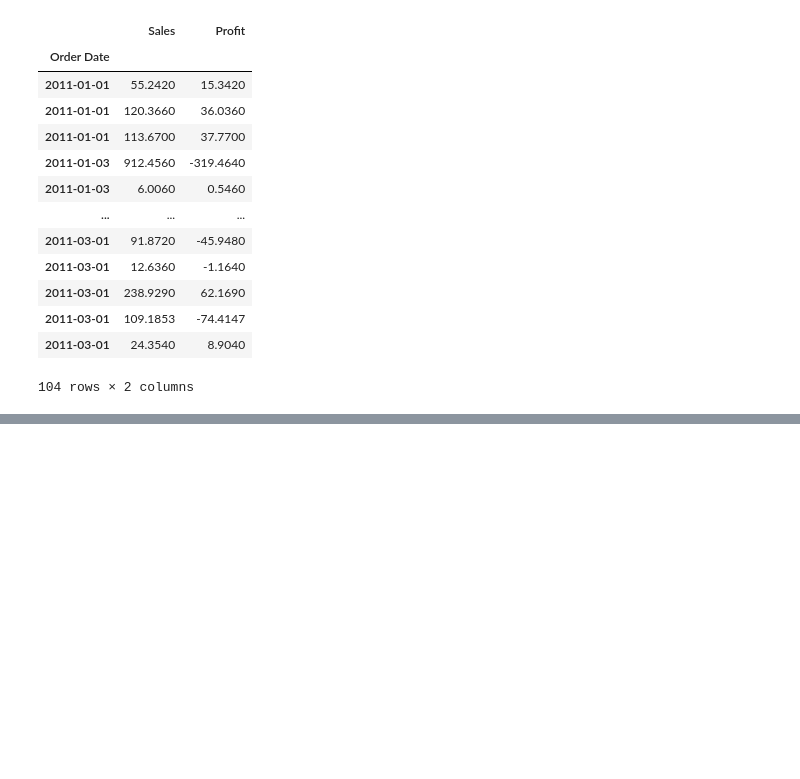
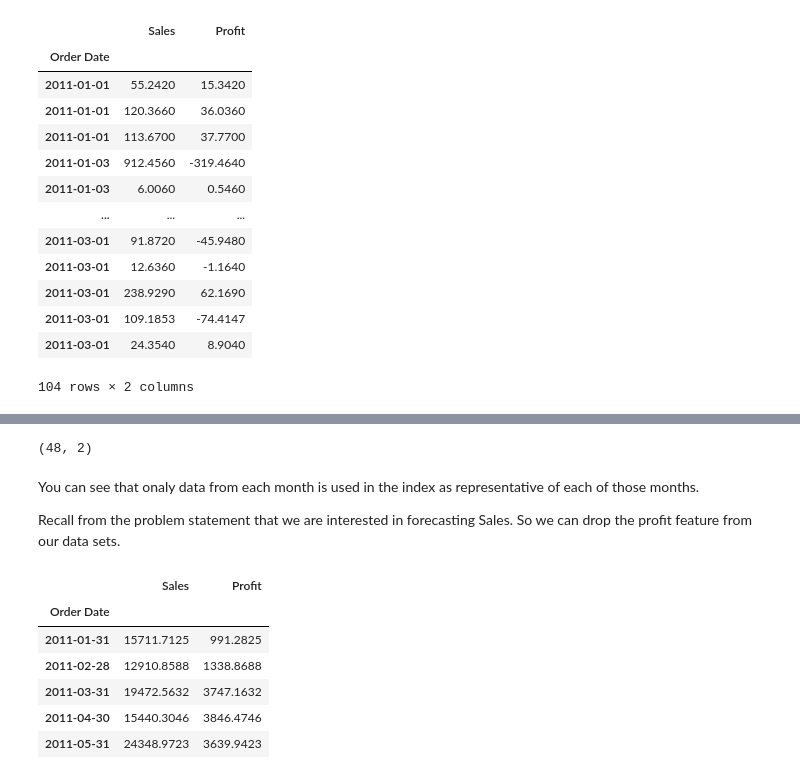
Before and after one commit to sk-shahsi/ML_Model, a Jupyter notebook: Time_series.ipynb, the cells around one changed output, grey strips where cells are left out. Cells and saved outputs as stored; diff of their text form; code cells hidden in the pictures; blank space fills up the shorter version.

```diff
--- a/Time_series.ipynb
+++ b/Time_series.ipynb
@@ -161,0 +178,18 @@ data.loc['2011-01-01':'2011-03-01']
+# %%
+data.shape
+# %% [output]
+(48, 2)
+# %% [markdown]
+You can see that onaly data from each month is used in the index as representative of each of those months.
+
+Recall from the problem statement that we are interested in forecasting Sales. So we can drop the profit feature from our data sets.
+# %%
+data.head()
+# %% [output]
+|  | Sales | Profit |
+| Order Date |  |  |
+| 2011-01-31 | 15711.7125 | 991.2825 |
+| 2011-02-28 | 12910.8588 | 1338.8688 |
+| 2011-03-31 | 19472.5632 | 3747.1632 |
+| 2011-04-30 | 15440.3046 | 3846.4746 |
+| 2011-05-31 | 24348.9723 | 3639.9423 |
```
Also changed, not shown: parts of 16 cells of this notebook.
